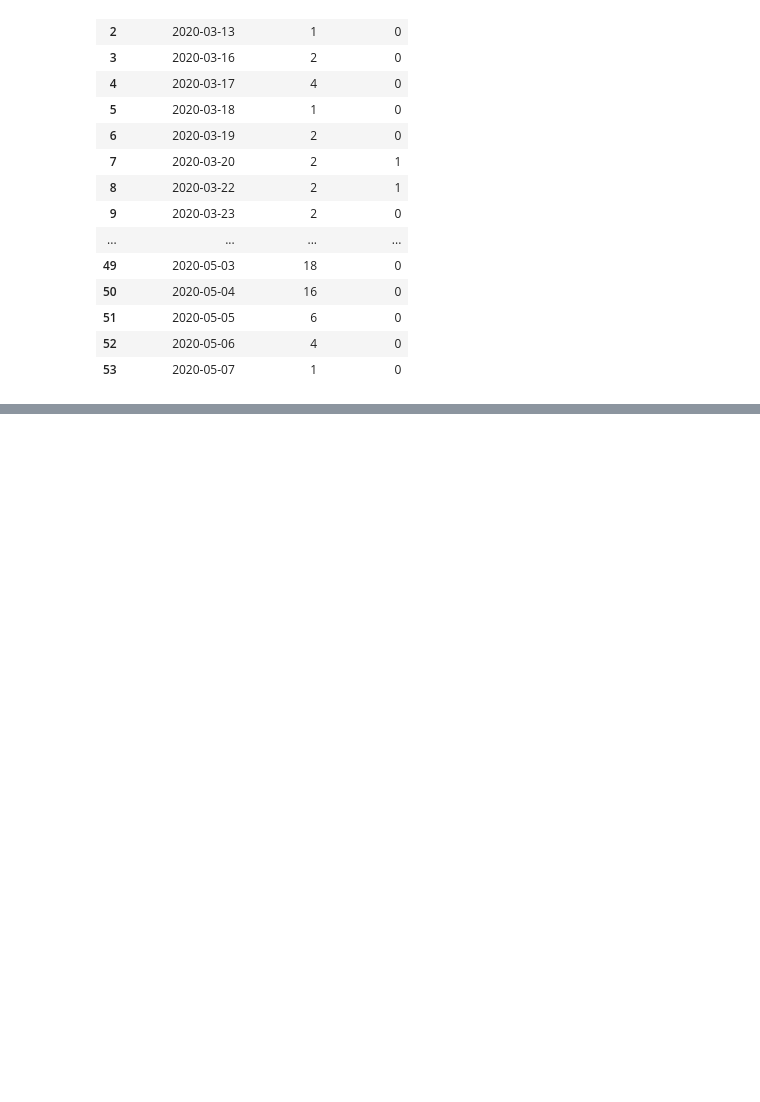
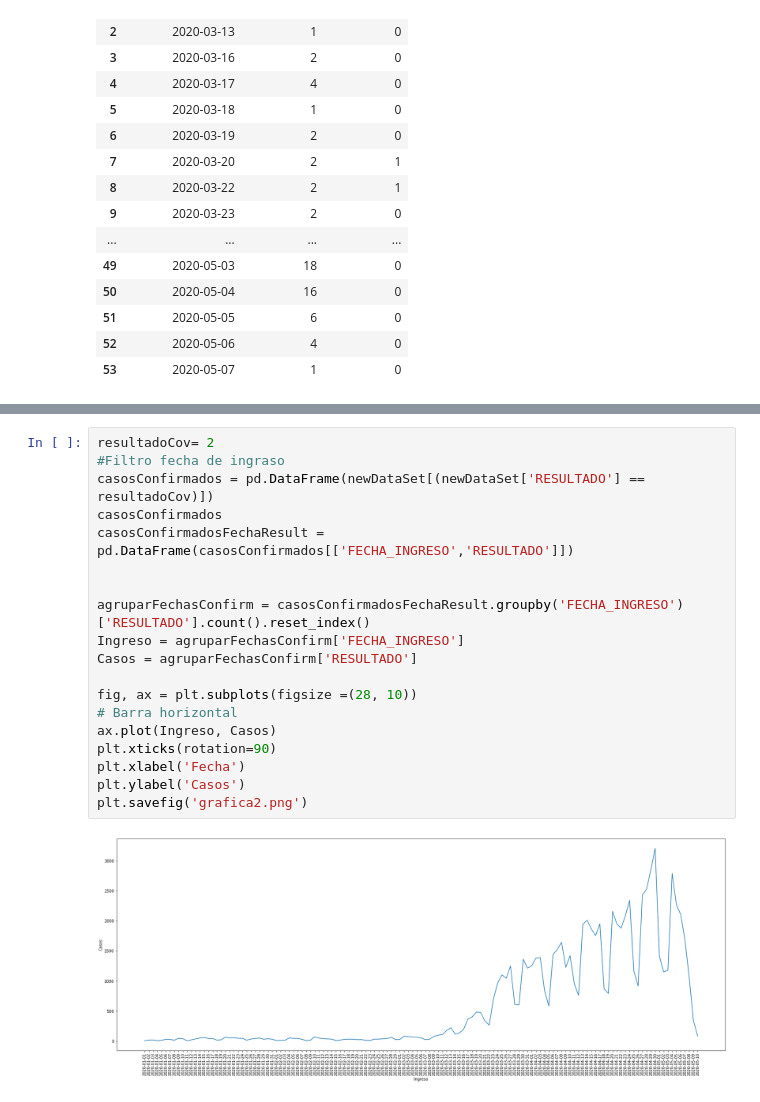
Before and after one commit to mcd-unison/examen-prog, a Jupyter notebook: proyecto_final.ipynb, the cells around one changed output, grey strips where cells are left out. Cells and saved outputs as stored; diff of their text form; blank space fills up the shorter version.

```diff
--- a/proyecto_final.ipynb
+++ b/proyecto_final.ipynb
@@ -86,0 +102,21 @@ hospSonChNLPuAgrupados
+# %%
+resultadoCov= 2
+#Filtro fecha de ingraso
+casosConfirmados = pd.DataFrame(newDataSet[(newDataSet['RESULTADO'] == resultadoCov)])
+casosConfirmados
+casosConfirmadosFechaResult = pd.DataFrame(casosConfirmados[['FECHA_INGRESO','RESULTADO']])
+
+
+agruparFechasConfirm = casosConfirmadosFechaResult.groupby('FECHA_INGRESO')['RESULTADO'].count().reset_index()
+Ingreso = agruparFechasConfirm['FECHA_INGRESO']
+Casos = agruparFechasConfirm['RESULTADO']
+
+fig, ax = plt.subplots(figsize =(28, 10))
+# Barra horizontal
+ax.plot(Ingreso, Casos)
+plt.xticks(rotation=90)
+plt.xlabel('Fecha')
+plt.ylabel('Casos')
+plt.savefig('grafica2.png')
+# %% [output]
+[figure, added]
```
Also changed, not shown: parts of 3 cells of this notebook, 5 other files.
